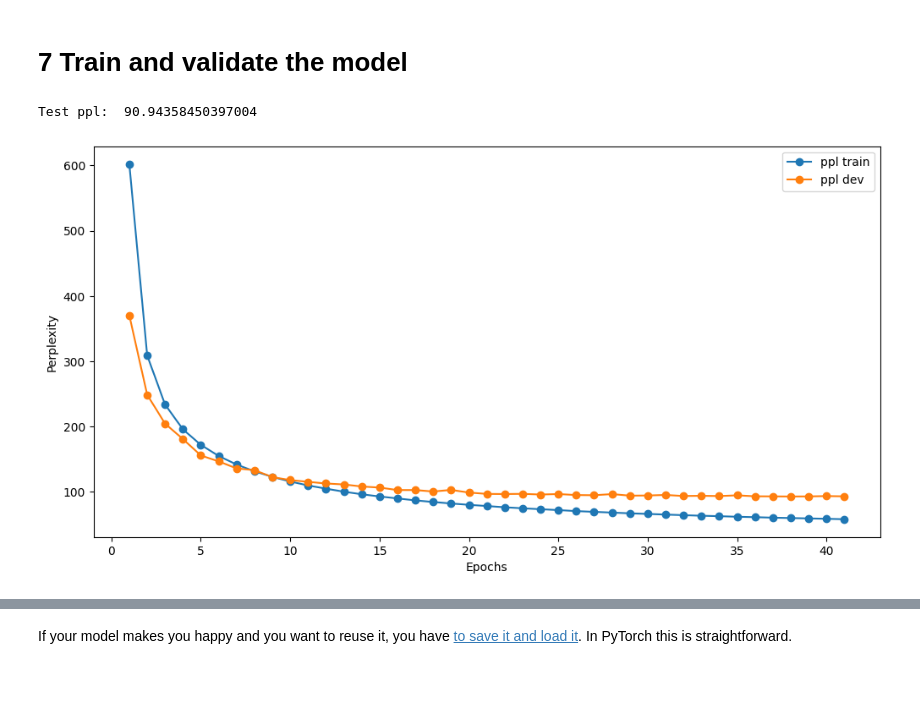
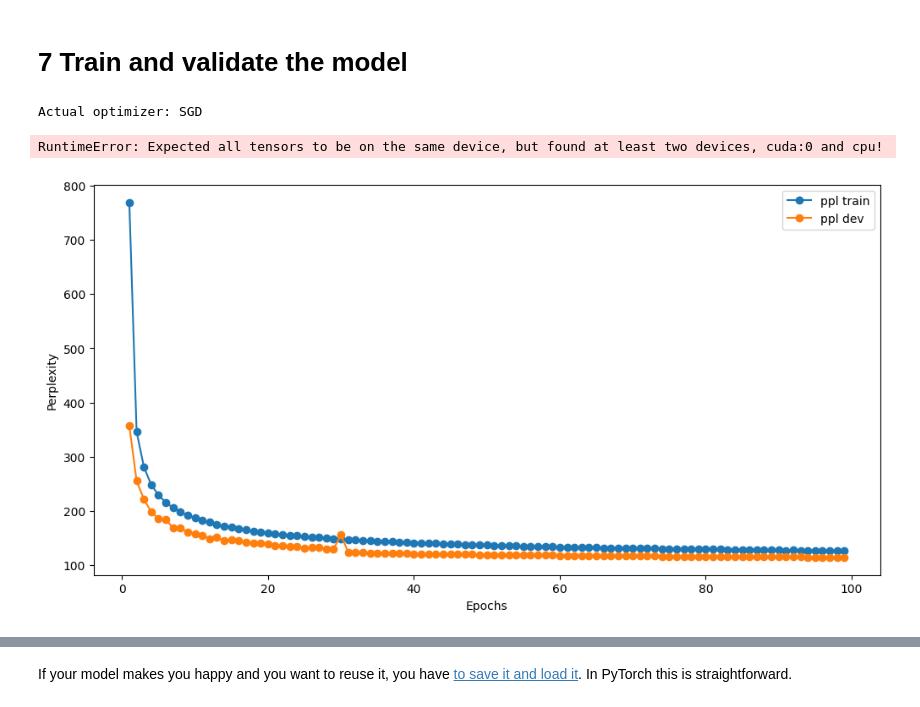
Before and after one commit to bolognapietro/NaturalLanguageUnderstanding_Assignments, a Jupyter notebook: notebook/assignment_1.2.ipynb, the cells around one changed output, grey strips where cells are left out. Cells and saved outputs as stored; diff of their text form; code cells hidden in the pictures; blank space fills up the shorter version.

```diff
--- a/notebook/assignment_1.2.ipynb
+++ b/notebook/assignment_1.2.ipynb
@@ -341,14 +365,14 @@ class LSTM_RNN_DROP(nn.Module):
         # Token ids to vectors, we will better see this in the next lab
         self.embedding = nn.Embedding(output_size, emb_size, padding_idx=pad_index)
         # Add one dropout layer after the embedding layer
-        self.emb_dropout = VariationalDropout()
+        self.emb_dropout = VariationalDropout(0.8)
 
         # Pytorch's RNN layer: https://pytorch.org/docs/stable/generated/torch.nn.RNN.html
         self.lstm = nn.LSTM(emb_size, hidden_size, n_layers, bidirectional=False, batch_first=True)
         self.pad_token = pad_index
 
         # Add one dropout layer before the last linear layer
-        self.out_dropout = VariationalDropout()
+        self.out_dropout = VariationalDropout(0.5)
 
         # Linear layer to project the hidden layer to our output space
         self.output = nn.Linear(hidden_size, output_size)
@@ -357,10 +381,12 @@ class LSTM_RNN_DROP(nn.Module):
 
     def forward(self, input_sequence):
         emb = self.embedding(input_sequence)
-        drop1 = self.emb_dropout(emb)
-        lstm_out, _  = self.lstm(drop1)
-        drop2 = self.out_dropout(lstm_out)
-        output = self.output(drop2).permute(0,2,1)
+        drop_emb = self.emb_dropout(emb)
+
+        lstm_out, _  = self.lstm(drop_emb)
+        drop_lstm = self.out_dropout(lstm_out)
+
+        output = self.output(drop_lstm).permute(0,2,1)
         return output
 # %% [markdown]
 # 6 Data loading
@@ -581,14 +607,14 @@ def init_weights(mat):
 import torch.optim as optim
 # Experiment also with a smaller or bigger model by changing hid and emb sizes
 # A large model tends to overfit
-hid_size = 300
-emb_size = 300
+hid_size = 500
+emb_size = 500
 
 # Don't forget to experiment with a lower training batch size
 # Increasing the back propagation steps can be seen as a regularization step
 
 # With SGD try with an higher learning rate (> 1 for instance)
-lr = 2.5 # This is definitely not good for SGD
+lr = 5 # This is definitely not good for SGD
 clip = 5 # Clip the gradient
 device = 'cuda:0'
 
@@ -597,16 +623,18 @@ vocab_len = len(lang.word2id)
 model = LSTM_RNN_DROP(emb_size, hid_size, vocab_len, pad_index=lang.word2id["<pad>"]).to(device)
 model.apply(init_weights)
 
-optimizer = 'SGD'
-if optimizer == 'SGD':
-    print(f"Actual optimizer: {optimizer}")
+optimizer_name = 'SGD'
+if optimizer_name == 'SGD':
+    print(f"Actual optimizer: {optimizer_name}")
     optimizer = optim.SGD(model.parameters(), lr=lr)
-if optimizer == 'AdamW':
-    print(f"Actual optimizer: {optimizer}")
+if optimizer_name == 'AdamW':
+    print(f"Actual optimizer: {optimizer_name}")
     optimizer = optim.AdamW(model.parameters(), lr=lr)
 
 criterion_train = nn.CrossEntropyLoss(ignore_index=lang.word2id["<pad>"])
 criterion_eval = nn.CrossEntropyLoss(ignore_index=lang.word2id["<pad>"], reduction='sum')
+# %% [output]
+Actual optimizer: SGD
 # %%
 import matplotlib.pyplot as plt
 from tqdm import tqdm
@@ -628,7 +656,7 @@ array_loss_dev = []
 best_val_loss = []
 
 nonmono = 5
-when = 5
+when = 10000
 
 for epoch in pbar:
     ppl_train, loss_train = train_loop(train_loader, optimizer, criterion_train, model, clip)
@@ -659,7 +687,7 @@ for epoch in pbar:
             array_loss_dev.append(loss_dev)
             losses_dev.append(np.asarray(loss_dev).mean())
 
-            if optimizer == 'sgd' and 't0' not in optimizer.param_groups[0] and (len(best_val_loss)>nonmono and loss_dev > min(best_val_loss[:-nonmono])):
+            if optimizer_name == 'SGD' and 't0' not in optimizer.param_groups[0] and (len(best_val_loss)>nonmono and loss_dev > min(best_val_loss[:-nonmono])):
                 print('Switching to ASGD')
                 optimizer = optim.ASGD(model.parameters(), lr=lr, t0=0, lambd=0.)
 
@@ -686,27 +714,27 @@ best_model.to(device)
 final_ppl,  _ = eval_loop(test_loader, criterion_eval, best_model)
 print('Test ppl: ', final_ppl)
 # %% [output]
-Test ppl:  90.94358450397004
+RuntimeError: Expected all tensors to be on the same device, but found at least two devices, cuda:0 and cpu!
 # %%
 import os
 
 fig, ax = plt.subplots(figsize=(12, 6))
 ax.plot(sampled_epochs, array_ppl_train, marker='o', label='ppl train')  # Add marker='o' for points
 ax.plot(sampled_epochs, array_ppl_dev, marker='o', label='ppl dev')  # Add marker='o' for points
 
 ax.set_xlabel('Epochs')  # Set x-axis label
 ax.set_ylabel('Perplexity')  # Set y-axis label
 
 ax.legend()
 
-path_folder = "/home/disi/NLU_assignments/assignment_1/part_2/F_1"
+path_folder = "/home/disi/NLU_assignments/assignment_1/part_2/F_2"
 
 if not os.path.exists(path_folder):
     os.makedirs(path_folder)
 
 plt.savefig(f"{path_folder}/ppl_plot.pdf")
 # %% [output]
-[figure, old version]
+[figure, new version]
 # %%
 fig, ax = plt.subplots(figsize=(12, 6))
 ax.plot(sampled_epochs, array_loss_train, marker='o', label='loss train')  # Add marker='o' for points
```
Also changed, not shown: parts of 2 cells of this notebook, 6 other files.
